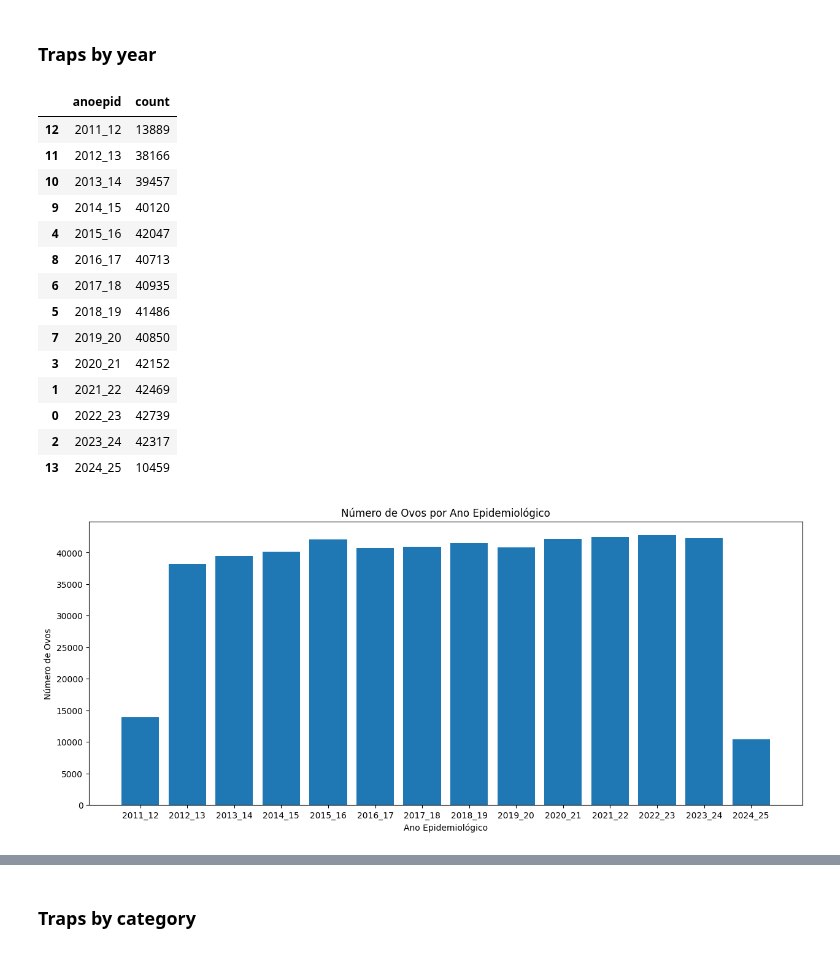
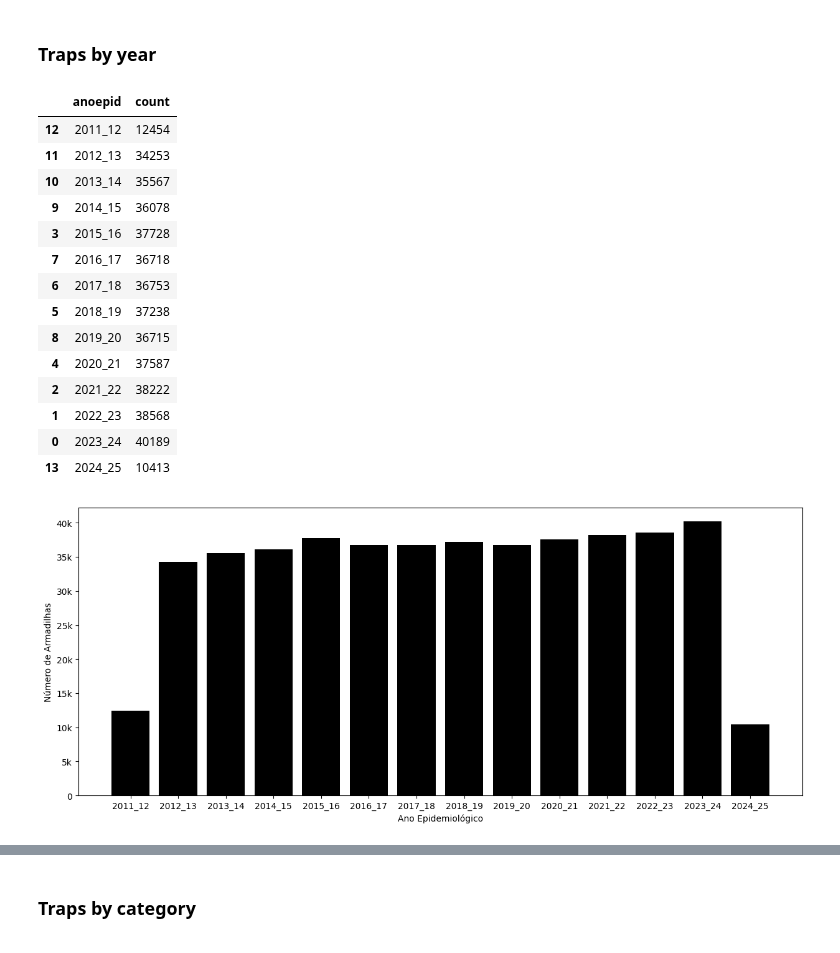
Before and after one commit to pedrobahia7/tcc_ovitraps, a Jupyter notebook: notebooks/treated_df_initial_exploration.ipynb, the cells around one changed output, grey strips where cells are left out. Cells and saved outputs as stored; diff of their text form; code cells hidden in the pictures.

Commit message:
Implement small code changes to enhance functionality and improve performance in treated_df_initial_exploration.ipynb

```diff
--- a/notebooks/treated_df_initial_exploration.ipynb
+++ b/notebooks/treated_df_initial_exploration.ipynb
@@ -224,0 +280,19 @@ Number of samples with certain time difference between the previous one:
+# %%
+from matplotlib.ticker import FuncFormatter
+# Custom formatter function
+def format_yticks(value, _):
+    if value >= 1000:
+        return f'{int(value / 1000)}k'
+    return str(int(value))
+
+plt.bar(x=counter.index.days, height=counter.values, color='black')
+plt.xlabel('Dias')
+plt.ylabel('Frequência')
+
+# Apply custom formatter to the y-axis
+ax = plt.gca()  # Get the current axes
+ax.yaxis.set_major_formatter(FuncFormatter(format_yticks))
+
+# Set x-axis limits and show the plot
+plt.xlim(0, 50)
+plt.show()
@@ -267,27 +360,29 @@ Number of plates: 517799
 # %%
 trap_by_year = data['anoepid'].value_counts().reset_index().sort_values('anoepid')
 display(trap_by_year)
 
 plt.figure(figsize=(15, 6))
-plt.bar(trap_by_year['anoepid'], trap_by_year['count'])
+plt.bar(trap_by_year['anoepid'], trap_by_year['count'],color='black')
 plt.xlabel('Ano Epidemiológico')
 plt.ylabel('Número de Armadilhas')
-plt.title('Número de Armadilhas por Ano Epidemiológico')
+ax = plt.gca()  # Get the current axes
+ax.yaxis.set_major_formatter(FuncFormatter(format_yticks))
+#plt.title('Número de Armadilhas por Ano Epidemiológico')
 plt.show()
 # %% [output]
 |  | anoepid | count |
-| 12 | 2011_12 | 13889 |
-| 11 | 2012_13 | 38166 |
-| 10 | 2013_14 | 39457 |
-| 9 | 2014_15 | 40120 |
-| 4 | 2015_16 | 42047 |
-| 8 | 2016_17 | 40713 |
-| 6 | 2017_18 | 40935 |
-| 5 | 2018_19 | 41486 |
-| 7 | 2019_20 | 40850 |
-| 3 | 2020_21 | 42152 |
-| 1 | 2021_22 | 42469 |
-| 0 | 2022_23 | 42739 |
-| 2 | 2023_24 | 42317 |
-| 13 | 2024_25 | 10459 |
+| 12 | 2011_12 | 12454 |
+| 11 | 2012_13 | 34253 |
+| 10 | 2013_14 | 35567 |
+| 9 | 2014_15 | 36078 |
+| 3 | 2015_16 | 37728 |
+| 7 | 2016_17 | 36718 |
+| 6 | 2017_18 | 36753 |
+| 5 | 2018_19 | 37238 |
+| 8 | 2019_20 | 36715 |
+| 4 | 2020_21 | 37587 |
+| 2 | 2021_22 | 38222 |
+| 1 | 2022_23 | 38568 |
+| 0 | 2023_24 | 40189 |
+| 13 | 2024_25 | 10413 |
-[figure, old version]
+[figure, new version]
```
Also changed, not shown: parts of 33 cells of this notebook.
